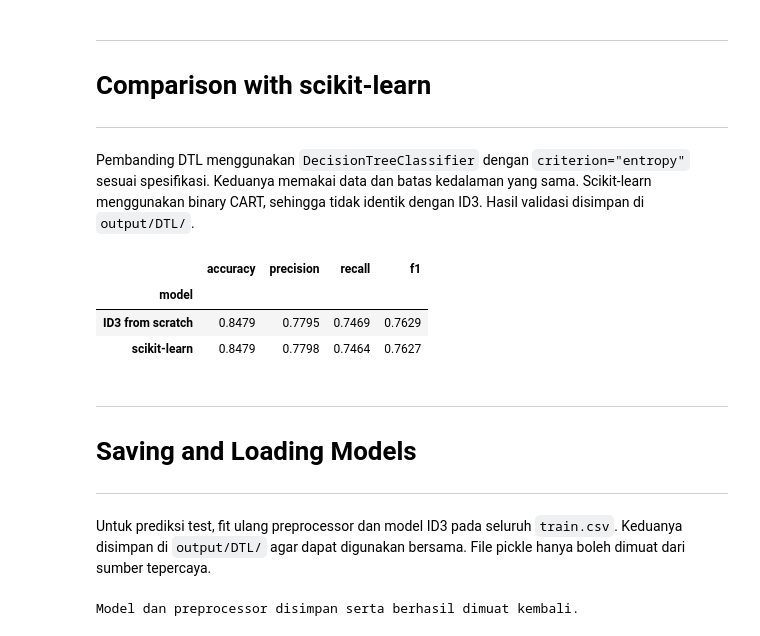
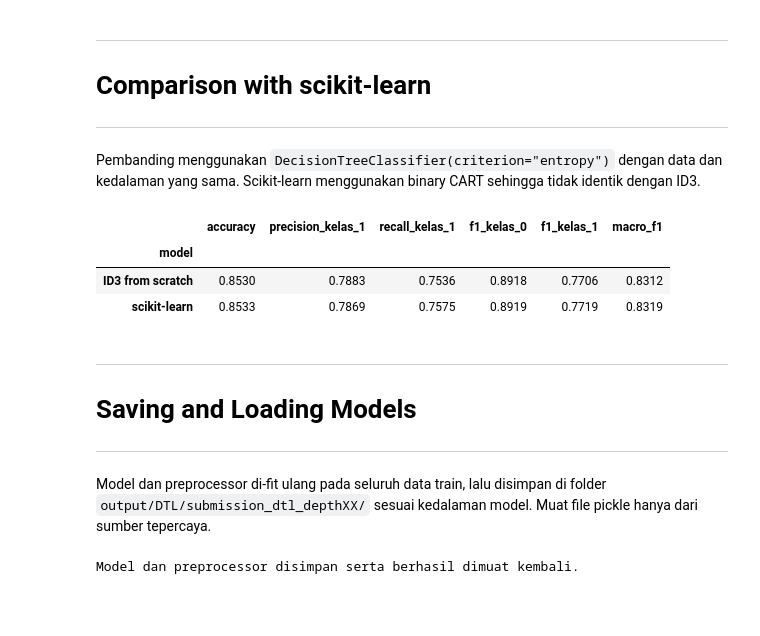
Before and after one commit to Alpaomega1136/IF3170_G31_KelompokDadakan, a Jupyter notebook: src/notebooks/DTL.ipynb, the cells around one changed output. Drawn from its saved outputs; the diff is of its cells as text; code cells hidden in the pictures; blank space fills up the shorter version.

Commit message:
feat: compare DTL depths and organize model outputs

```diff
--- a/src/notebooks/DTL.ipynb
+++ b/src/notebooks/DTL.ipynb
@@ -609,7 +594,8 @@ contoh_kosong = [[1], [1], [None], [np.nan]]
 cek_kosong = DecisionTreeID3().fit(contoh_kosong, [0, 0, 1, 1])
 np.testing.assert_array_equal(cek_kosong.predict(contoh_kosong), [0, 0, 1, 1])
 
-model_dtl = DecisionTreeID3(max_depth=10)
+max_depth_dtl = 13
+model_dtl = DecisionTreeID3(max_depth=max_depth_dtl)
 model_dtl.fit(X_train_siap, y_train)
 prediksi_dtl = model_dtl.predict(X_valid_siap)
 print("Jumlah prediksi validasi:", len(prediksi_dtl))
@@ -667,33 +712,35 @@ This part covers hyperparameter tuning, cross-validation, and further visualizat
 
 ---
 # %% [markdown]
-Pembanding DTL menggunakan `DecisionTreeClassifier` dengan `criterion="entropy"` sesuai spesifikasi. Keduanya memakai data dan batas kedalaman yang sama. Scikit-learn menggunakan binary CART, sehingga tidak identik dengan ID3. Hasil validasi disimpan di `output/DTL/`.
+Pembanding menggunakan `DecisionTreeClassifier(criterion="entropy")` dengan data dan kedalaman yang sama. Scikit-learn menggunakan binary CART sehingga tidak identik dengan ID3.
 # %%
 from sklearn.tree import DecisionTreeClassifier
 
-model_sklearn = DecisionTreeClassifier(criterion="entropy", max_depth=10, random_state=SEED)
+model_sklearn = DecisionTreeClassifier(criterion="entropy", max_depth=max_depth_dtl, random_state=SEED)
 model_sklearn.fit(X_train_siap, y_train)
 prediksi_sklearn = model_sklearn.predict(X_valid_siap)
 
 hasil = []
 for nama, prediksi in [("ID3 from scratch", prediksi_dtl), ("scikit-learn", prediksi_sklearn)]:
     hasil.append({
         "model": nama,
         "accuracy": accuracy_score(y_valid, prediksi),
-        "precision": precision_score(y_valid, prediksi, zero_division=0),
-        "recall": recall_score(y_valid, prediksi, zero_division=0),
-        "f1": f1_score(y_valid, prediksi, zero_division=0),
+        "precision_kelas_1": precision_score(y_valid, prediksi, zero_division=0),
+        "recall_kelas_1": recall_score(y_valid, prediksi, zero_division=0),
+        "f1_kelas_0": f1_score(y_valid, prediksi, pos_label=0, zero_division=0),
+        "f1_kelas_1": f1_score(y_valid, prediksi, pos_label=1, zero_division=0),
+        "macro_f1": f1_score(y_valid, prediksi, average="macro", labels=[0, 1], zero_division=0),
     })
 hasil_dtl = pd.DataFrame(hasil).set_index("model")
-output_dtl = root / "output" / "DTL"
+output_dtl = root / "output" / "DTL" / f"submission_dtl_depth{max_depth_dtl}"
 output_dtl.mkdir(parents=True, exist_ok=True)
-hasil_dtl.to_csv(output_dtl / "evaluasi_validasi.csv")
+hasil_dtl.to_csv(output_dtl / f"evaluasi_validasi_depth{max_depth_dtl}.csv")
 display(hasil_dtl.round(4))
 # %% [output]
-|  | accuracy | precision | recall | f1 |
-| model |  |  |  |  |
-| ID3 from scratch | 0.8479 | 0.7795 | 0.7469 | 0.7629 |
-| scikit-learn | 0.8479 | 0.7798 | 0.7464 | 0.7627 |
+|  | accuracy | precision_kelas_1 | recall_kelas_1 | f1_kelas_0 | f1_kelas_1 | macro_f1 |
+| model |  |  |  |  |  |  |
+| ID3 from scratch | 0.8530 | 0.7883 | 0.7536 | 0.8918 | 0.7706 | 0.8312 |
+| scikit-learn | 0.8533 | 0.7869 | 0.7575 | 0.8919 | 0.7719 | 0.8319 |
 # %% [markdown]
 ---
 
@@ -701,7 +748,7 @@ display(hasil_dtl.round(4))
 
 ---
 # %% [markdown]
-Untuk prediksi test, fit ulang preprocessor dan model ID3 pada seluruh `train.csv`. Keduanya disimpan di `output/DTL/` agar dapat digunakan bersama. File pickle hanya boleh dimuat dari sumber tepercaya.
+Model dan preprocessor di-fit ulang pada seluruh data train, lalu disimpan di folder `output/DTL/submission_dtl_depthXX/` sesuai kedalaman model. Muat file pickle hanya dari sumber tepercaya.
 # %%
 import pickle
 
```
Also changed, not shown: parts of 57 cells of this notebook, 11 other files.
